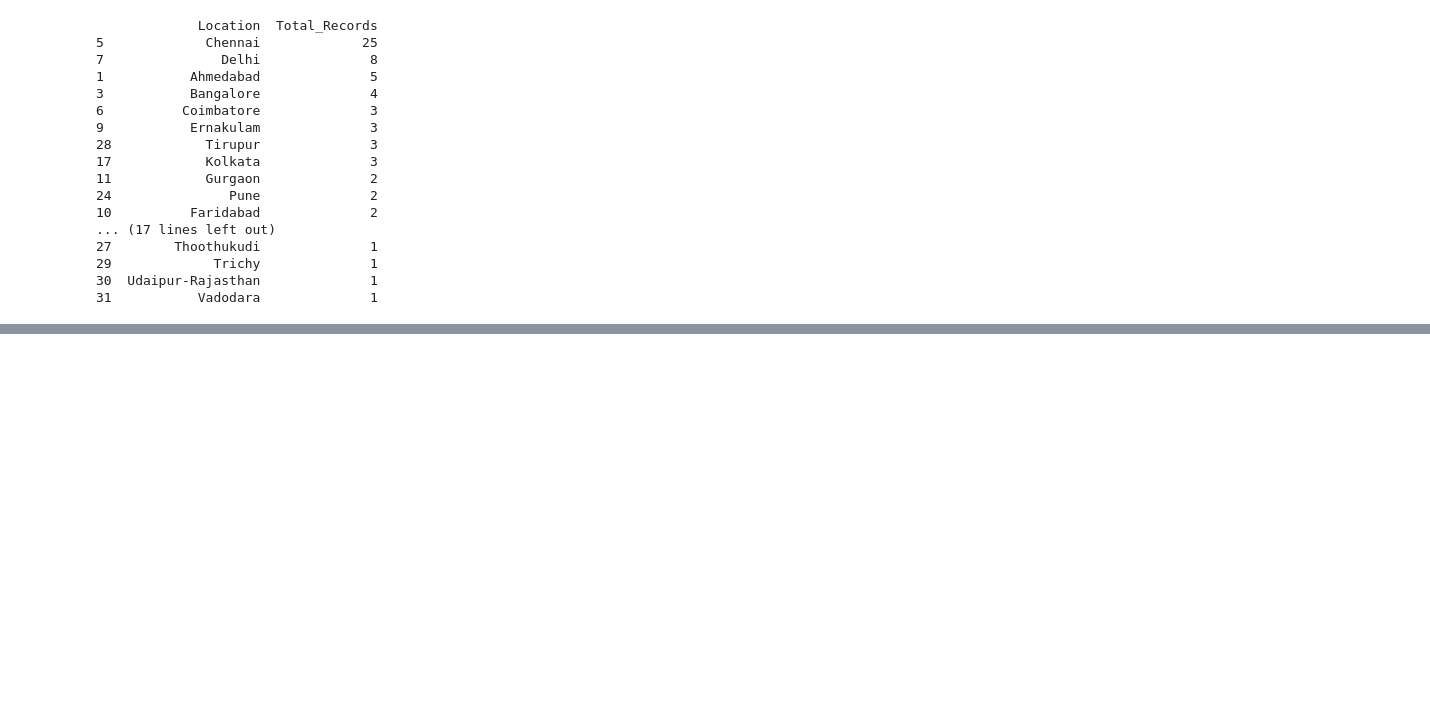
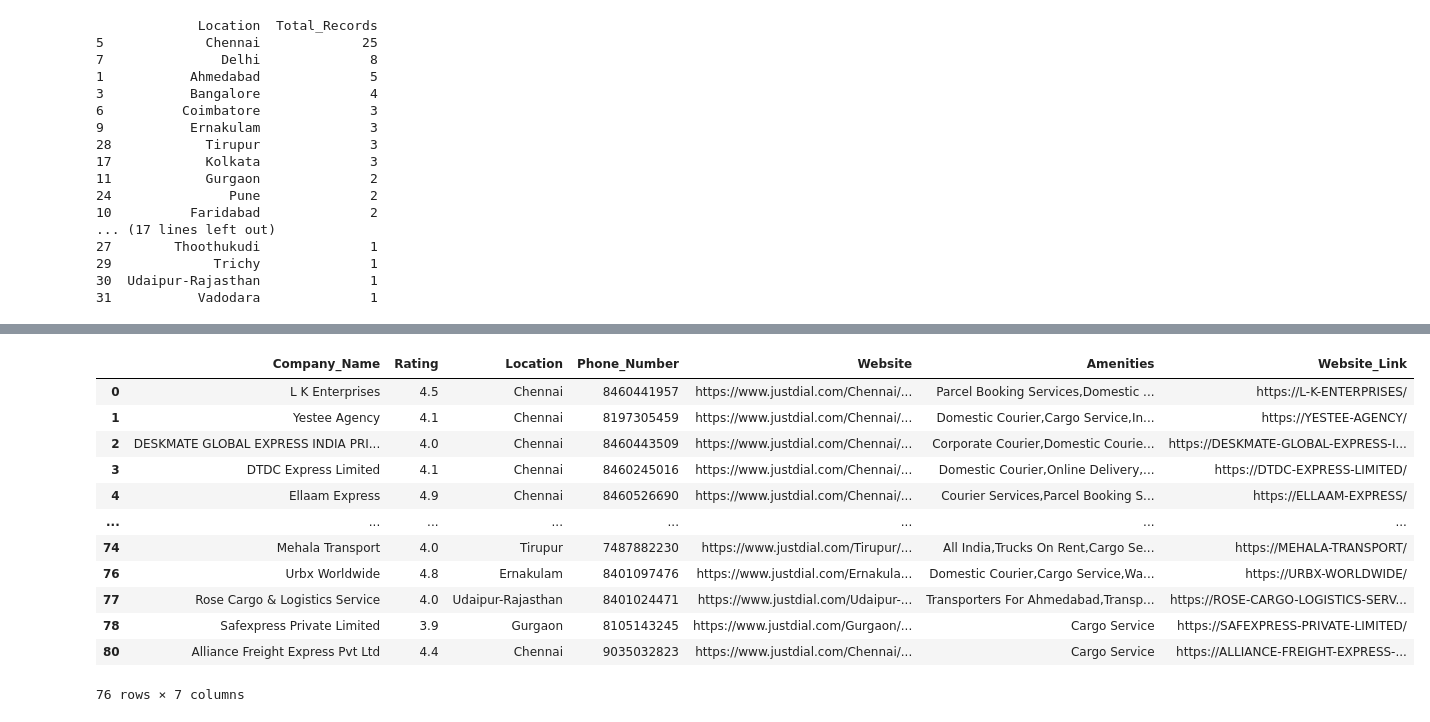
Before and after one commit to Mohandoss20k/Data_Scraper-, a Jupyter notebook: Data_Scraper_Cargos.ipynb, the cells around one changed output, grey strips where cells are left out. Drawn from its saved outputs; the diff is of its cells as text; code cells hidden in the pictures; blank space fills up the shorter version.

```diff
--- a/Data_Scraper_Cargos.ipynb
+++ b/Data_Scraper_Cargos.ipynb
@@ -254,2 +246,22 @@ Total records found: 10
 [interactive output not drawn]
 [interactive output not drawn]
+# %%
+import pandas as pd
+import re
+
+
+def create_company_link(name):
+    if pd.isna(name):
+        return ""
+
+    # Replace spaces and special characters with hyphens
+    name = str(name).strip().upper()
+    name = re.sub(r'[^A-Z0-9]+', '-', name)
+    name = name.strip('-')
+
+    return f"https://{name}/"
+
+# Change Company_Name to your actual company name column
+df["Company_Link"] = df["Company_Name"].apply(create_company_link)
+
+display(df[["Company_Name", "Company_Link"]].head(10))
@@ -255,0 +294,19 @@ Total records found: 10
+# %%
+df.rename(columns={
+    "Company_Link": "Website_Link"
+
+})
+# %% [output]
+|  | Company_Name | Rating | Location | Phone_Number | Website | Amenities | Website_Link |
+| 0 | L K Enterprises | 4.5 | Chennai | 8460441957 | https://www.justdial.com/Chennai/... | Parcel Booking Services,Domestic ... | https://L-K-ENTERPRISES/ |
+| 1 | Yestee Agency | 4.1 | Chennai | 8197305459 | https://www.justdial.com/Chennai/... | Domestic Courier,Cargo Service,In... | https://YESTEE-AGENCY/ |
+| 2 | DESKMATE GLOBAL EXPRESS INDIA PRI... | 4.0 | Chennai | 8460443509 | https://www.justdial.com/Chennai/... | Corporate Courier,Domestic Courie... | https://DESKMATE-GLOBAL-EXPRESS-I... |
+| 3 | DTDC Express Limited | 4.1 | Chennai | 8460245016 | https://www.justdial.com/Chennai/... | Domestic Courier,Online Delivery,... | https://DTDC-EXPRESS-LIMITED/ |
+| 4 | Ellaam Express | 4.9 | Chennai | 8460526690 | https://www.justdial.com/Chennai/... | Courier Services,Parcel Booking S... | https://ELLAAM-EXPRESS/ |
+| ... | ... | ... | ... | ... | ... | ... | ... |
+| 74 | Mehala Transport | 4.0 | Tirupur | 7487882230 | https://www.justdial.com/Tirupur/... | All India,Trucks On Rent,Cargo Se... | https://MEHALA-TRANSPORT/ |
+| 76 | Urbx Worldwide | 4.8 | Ernakulam | 8401097476 | https://www.justdial.com/Ernakula... | Domestic Courier,Cargo Service,Wa... | https://URBX-WORLDWIDE/ |
+| 77 | Rose Cargo & Logistics Service | 4.0 | Udaipur-Rajasthan | 8401024471 | https://www.justdial.com/Udaipur-... | Transporters For Ahmedabad,Transp... | https://ROSE-CARGO-LOGISTICS-SERV... |
+| 78 | Safexpress Private Limited | 3.9 | Gurgaon | 8105143245 | https://www.justdial.com/Gurgaon/... | Cargo Service | https://SAFEXPRESS-PRIVATE-LIMITED/ |
+| 80 | Alliance Freight Express Pvt Ltd | 4.4 | Chennai | 9035032823 | https://www.justdial.com/Chennai/... | Cargo Service | https://ALLIANCE-FREIGHT-EXPRESS-... |
+76 rows × 7 columns
```
Also changed, not shown: parts of 5 cells of this notebook.
